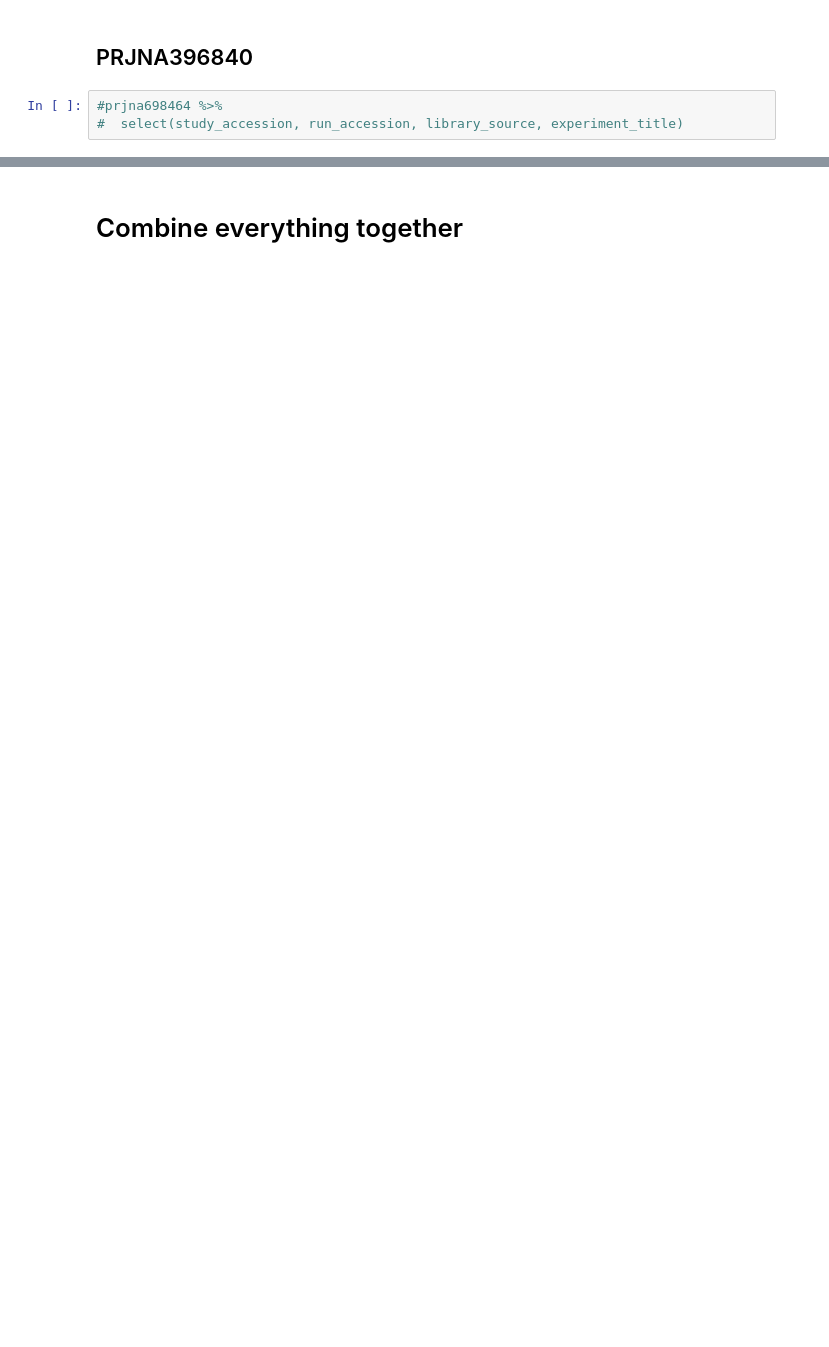
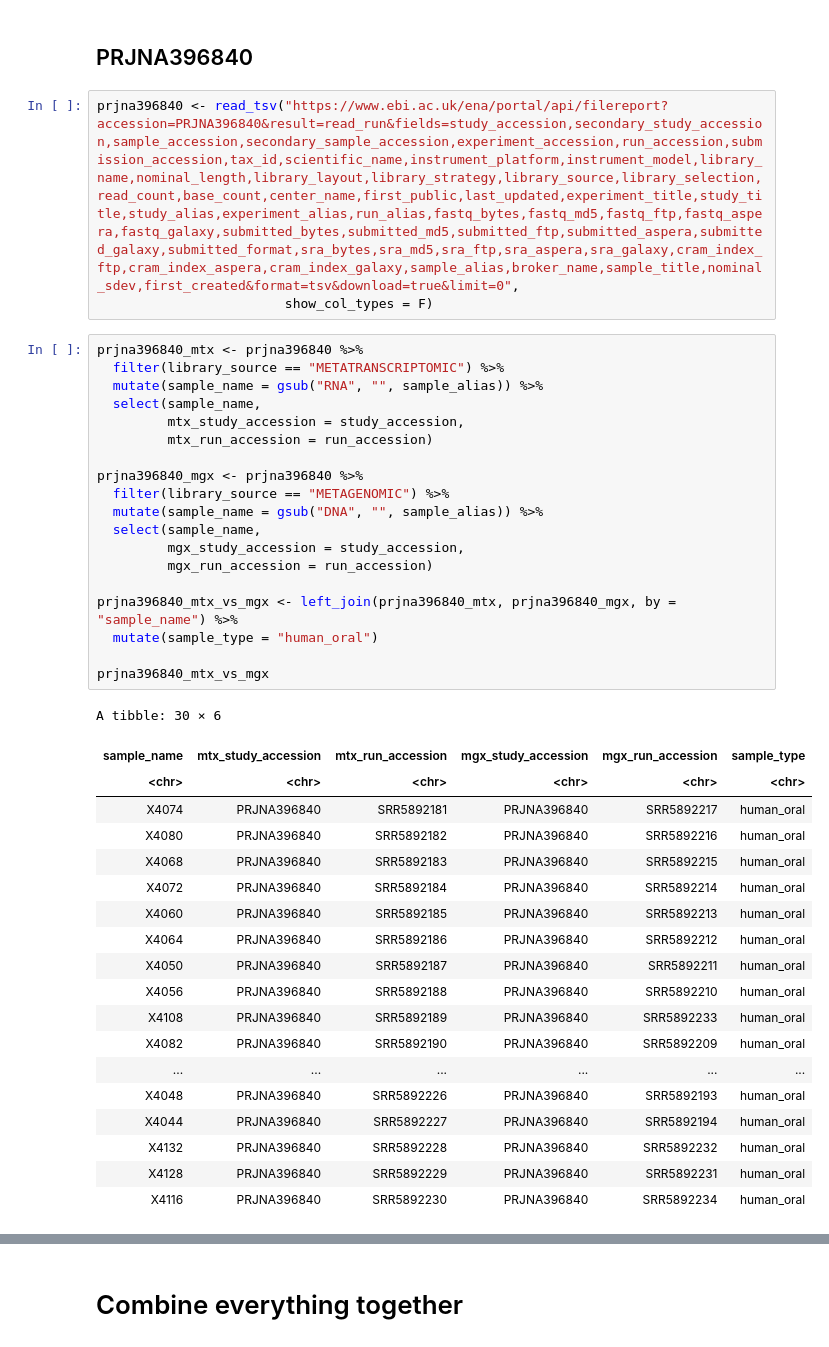
Before and after one commit to Arcadia-Science/2022-mtx-not-in-mgx-pairs, a Jupyter notebook: notebooks/20220816_parse_metadata_paired_mgx_mtx.ipynb, the cells around one changed output, grey strips where cells are left out. Drawn from its saved outputs; the diff is of its cells as text; blank space fills up the shorter version.

```diff
--- a/notebooks/20220816_parse_metadata_paired_mgx_mtx.ipynb
+++ b/notebooks/20220816_parse_metadata_paired_mgx_mtx.ipynb
@@ -576,6 +576,45 @@ A tibble: 4 × 6
 | ad_supplemented_with_hydrogen_data_1 | PRJNA698464 | SRR13618130 | PRJNA698464 | SRR13618126 | bioreactor |
 # %% [markdown]
 ## PRJNA396840
-# %%
-#prjna698464 %>%
-#  select(study_accession, run_accession, library_source, experiment_title)
+# %%
+prjna396840 <- read_tsv("https://www.ebi.ac.uk/ena/portal/api/filereport?accession=PRJNA396840&result=read_run&fields=study_accession,secondary_study_accession,sample_accession,secondary_sample_accession,experiment_accession,run_accession,submission_accession,tax_id,scientific_name,instrument_platform,instrument_model,library_name,nominal_length,library_layout,library_strategy,library_source,library_selection,read_count,base_count,center_name,first_public,last_updated,experiment_title,study_title,study_alias,experiment_alias,run_alias,fastq_bytes,fastq_md5,fastq_ftp,fastq_aspera,fastq_galaxy,submitted_bytes,submitted_md5,submitted_ftp,submitted_aspera,submitted_galaxy,submitted_format,sra_bytes,sra_md5,sra_ftp,sra_aspera,sra_galaxy,cram_index_ftp,cram_index_aspera,cram_index_galaxy,sample_alias,broker_name,sample_title,nominal_sdev,first_created&format=tsv&download=true&limit=0",
+                        show_col_types = F)
+# %%
+prjna396840_mtx <- prjna396840 %>%
+  filter(library_source == "METATRANSCRIPTOMIC") %>%
+  mutate(sample_name = gsub("RNA", "", sample_alias)) %>%
+  select(sample_name,
+         mtx_study_accession = study_accession,
+         mtx_run_accession = run_accession)
+
+prjna396840_mgx <- prjna396840 %>%
+  filter(library_source == "METAGENOMIC") %>%
+  mutate(sample_name = gsub("DNA", "", sample_alias)) %>%
+  select(sample_name,
+         mgx_study_accession = study_accession,
+         mgx_run_accession = run_accession)
+
+prjna396840_mtx_vs_mgx <- left_join(prjna396840_mtx, prjna396840_mgx, by = "sample_name") %>%
+  mutate(sample_type = "human_oral")
+
+prjna396840_mtx_vs_mgx
+# %% [output]
+A tibble: 30 × 6
+| sample_name | mtx_study_accession | mtx_run_accession | mgx_study_accession | mgx_run_accession | sample_type |
+| <chr> | <chr> | <chr> | <chr> | <chr> | <chr> |
+| X4074 | PRJNA396840 | SRR5892181 | PRJNA396840 | SRR5892217 | human_oral |
+| X4080 | PRJNA396840 | SRR5892182 | PRJNA396840 | SRR5892216 | human_oral |
+| X4068 | PRJNA396840 | SRR5892183 | PRJNA396840 | SRR5892215 | human_oral |
+| X4072 | PRJNA396840 | SRR5892184 | PRJNA396840 | SRR5892214 | human_oral |
+| X4060 | PRJNA396840 | SRR5892185 | PRJNA396840 | SRR5892213 | human_oral |
+| X4064 | PRJNA396840 | SRR5892186 | PRJNA396840 | SRR5892212 | human_oral |
+| X4050 | PRJNA396840 | SRR5892187 | PRJNA396840 | SRR5892211 | human_oral |
+| X4056 | PRJNA396840 | SRR5892188 | PRJNA396840 | SRR5892210 | human_oral |
+| X4108 | PRJNA396840 | SRR5892189 | PRJNA396840 | SRR5892233 | human_oral |
+| X4082 | PRJNA396840 | SRR5892190 | PRJNA396840 | SRR5892209 | human_oral |
+| ... | ... | ... | ... | ... | ... |
+| X4048 | PRJNA396840 | SRR5892226 | PRJNA396840 | SRR5892193 | human_oral |
+| X4044 | PRJNA396840 | SRR5892227 | PRJNA396840 | SRR5892194 | human_oral |
+| X4132 | PRJNA396840 | SRR5892228 | PRJNA396840 | SRR5892232 | human_oral |
+| X4128 | PRJNA396840 | SRR5892229 | PRJNA396840 | SRR5892231 | human_oral |
+| X4116 | PRJNA396840 | SRR5892230 | PRJNA396840 | SRR5892234 | human_oral |
```
Also changed, not shown: parts of 25 cells of this notebook.
